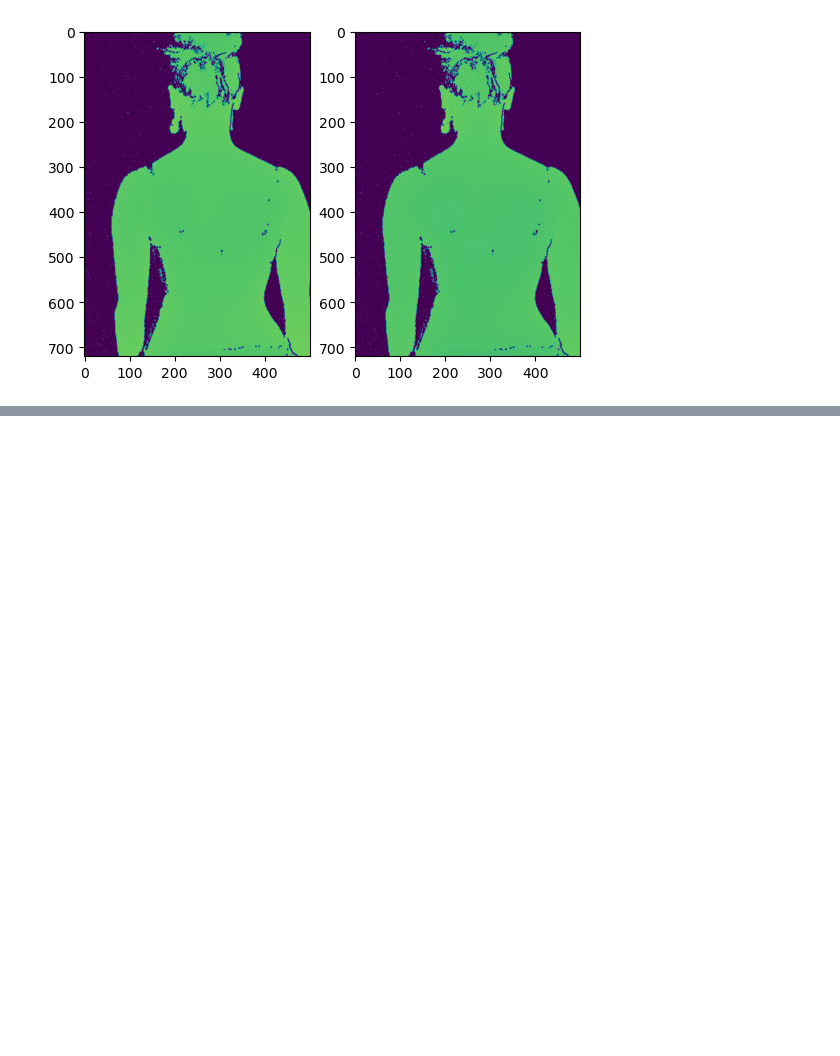
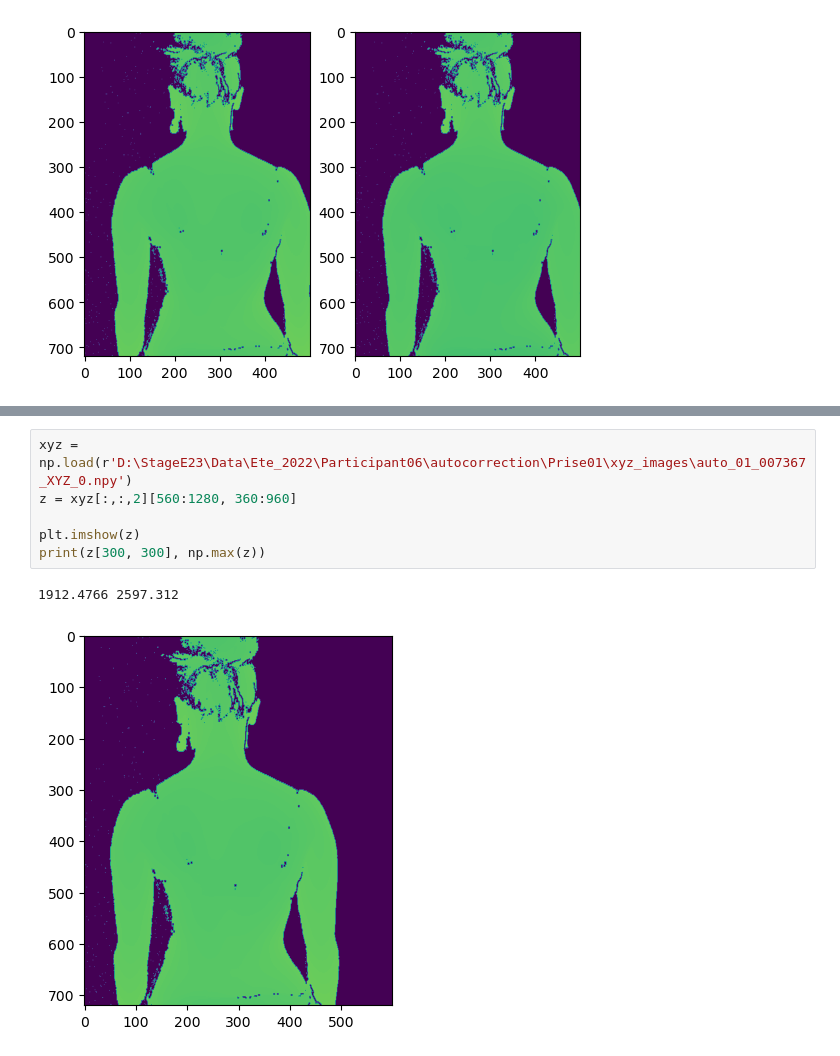
Before and after one commit to ghazalebra/interface_scoliose, a Jupyter notebook: rotate_pc.ipynb, the cells around one changed output, grey strips where cells are left out. Cells and saved outputs as stored; diff of their text form; blank space fills up the shorter version.

```diff
--- a/rotate_pc.ipynb
+++ b/rotate_pc.ipynb
@@ -112,0 +151,9 @@ plt.show()
+# %%
+xyz = np.load(r'D:\StageE23\Data\Ete_2022\Participant06\autocorrection\Prise01\xyz_images\auto_01_007367_XYZ_0.npy')
+z = xyz[:,:,2][560:1280, 360:960]
+
+plt.imshow(z)
+print(z[300, 300], np.max(z))
+# %% [output]
+1912.4766 2597.312
+[figure, added]
```
Also changed, not shown: parts of 3 cells of this notebook, 4 other files.
